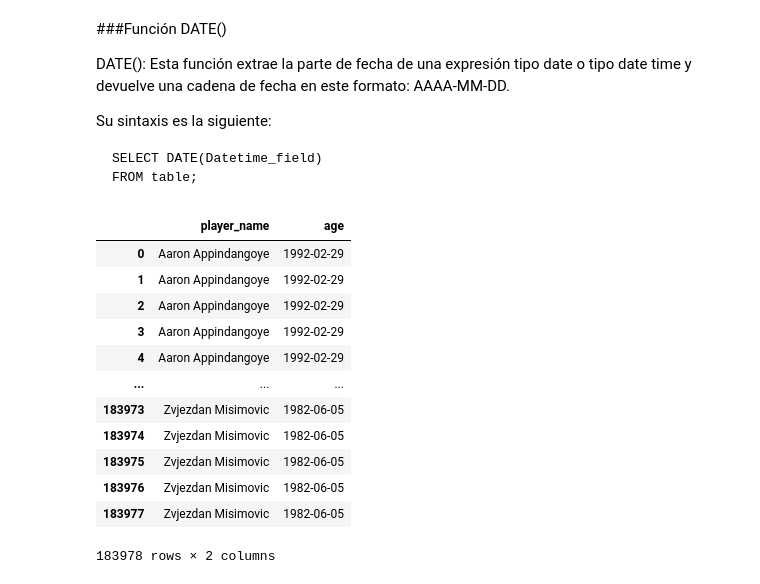
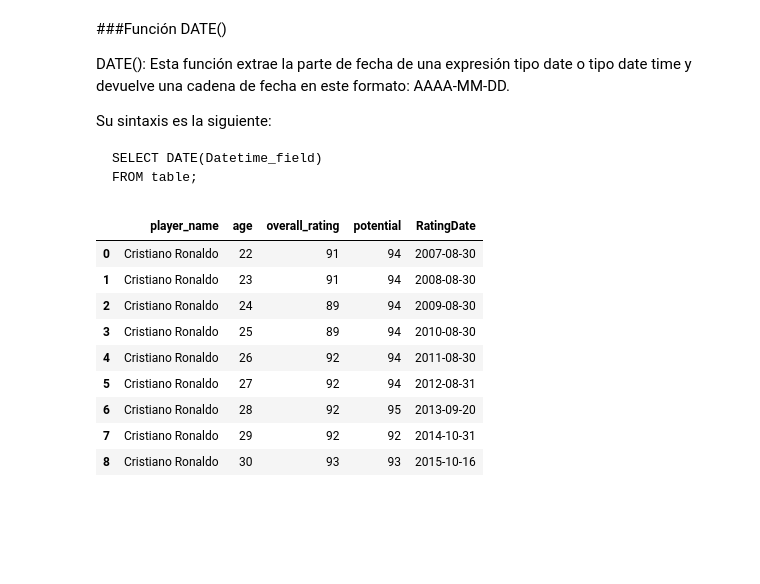
Before and after one commit to ErikaDivantoque/Talento_Tech, a Jupyter notebook: Modulo_2_SQL.ipynb, the cells around one changed output. Cells and saved outputs as stored; diff of their text form; code cells hidden in the pictures; blank space fills up the shorter version.

```diff
--- a/Modulo_2_SQL.ipynb
+++ b/Modulo_2_SQL.ipynb
@@ -1146,25 +1149,26 @@ Su sintaxis es la siguiente:
 # %%
 # 10.1.4  Análisis del cambio en overall rating y potential de Cristiano Ronaldo por edad.¶
 
 query = """SELECT P.player_name,
-                  (DATE(P.birthday)) AS age
+                  ((P.birthday - PA.date)*-1) AS age,
+                  PA.overall_rating,
+                  PA.potential,
+                  DATE(PA.date)               AS RatingDate
            FROM Player AS P
-           JOIN Player_Attributes AS PA
-           ON P.player_api_id = PA.player_api_id;"""
+           JOIN Player_Attributes AS PA ON P.player_api_id = PA.player_api_id
+           WHERE P.player_name = 'Cristiano Ronaldo'
+           GROUP BY age;"""
 
 ratingCristiano = pd.read_sql(query, conn)
 ratingCristiano
 # %% [output]
-|  | player_name | age |
-| 0 | Aaron Appindangoye | 1992-02-29 |
-| 1 | Aaron Appindangoye | 1992-02-29 |
-| 2 | Aaron Appindangoye | 1992-02-29 |
-| 3 | Aaron Appindangoye | 1992-02-29 |
-| 4 | Aaron Appindangoye | 1992-02-29 |
-| ... | ... | ... |
-| 183973 | Zvjezdan Misimovic | 1982-06-05 |
-| 183974 | Zvjezdan Misimovic | 1982-06-05 |
-| 183975 | Zvjezdan Misimovic | 1982-06-05 |
-| 183976 | Zvjezdan Misimovic | 1982-06-05 |
-| 183977 | Zvjezdan Misimovic | 1982-06-05 |
+|  | player_name | age | overall_rating | potential | RatingDate |
+| 0 | Cristiano Ronaldo | 22 | 91 | 94 | 2007-08-30 |
+| 1 | Cristiano Ronaldo | 23 | 91 | 94 | 2008-08-30 |
+| 2 | Cristiano Ronaldo | 24 | 89 | 94 | 2009-08-30 |
+| 3 | Cristiano Ronaldo | 25 | 89 | 94 | 2010-08-30 |
+| 4 | Cristiano Ronaldo | 26 | 92 | 94 | 2011-08-30 |
+| 5 | Cristiano Ronaldo | 27 | 92 | 94 | 2012-08-31 |
+| 6 | Cristiano Ronaldo | 28 | 92 | 95 | 2013-09-20 |
+| 7 | Cristiano Ronaldo | 29 | 92 | 92 | 2014-10-31 |
+| 8 | Cristiano Ronaldo | 30 | 93 | 93 | 2015-10-16 |
-183978 rows × 2 columns
```
Also changed, not shown: parts of 10 cells of this notebook.
